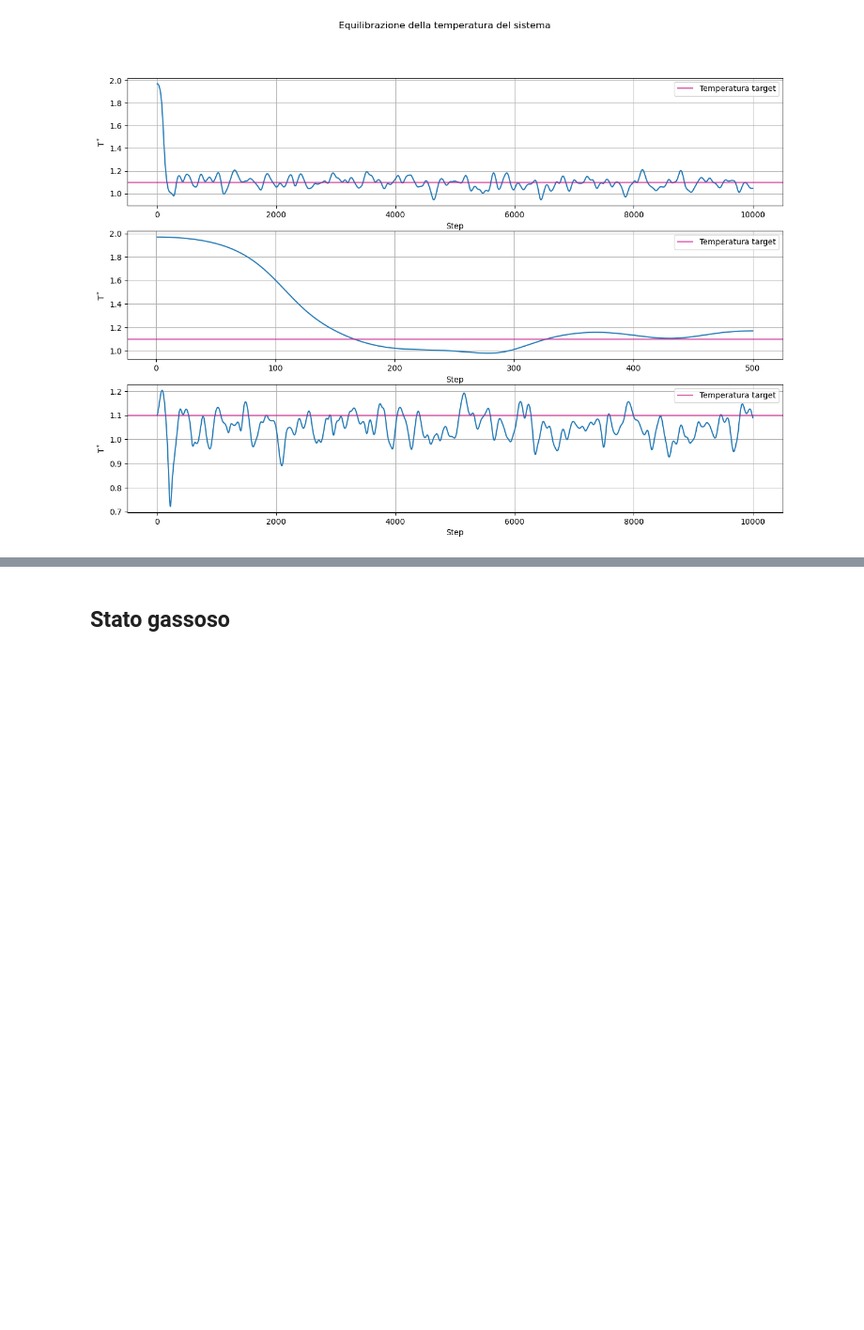
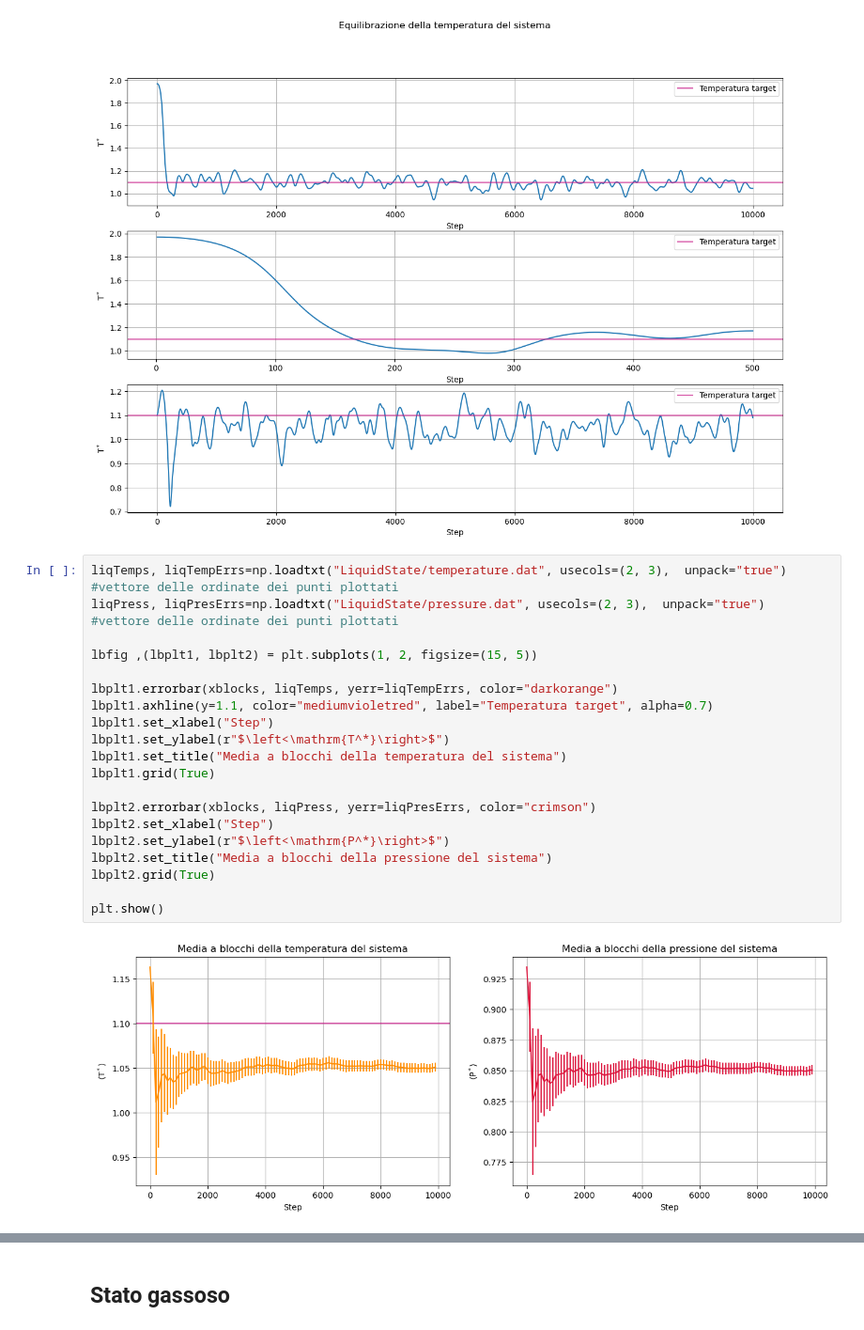
Before and after one commit to angela-bonato/LaboratorioSimulazioneNumerica, a Jupyter notebook: Esercitazione4/Esercitazione4.ipynb, the cells around one changed output, grey strips where cells are left out. Shown at 94% size. Saved outputs shown, nothing was run; the diff lists cells and outputs as text; blank space fills up the shorter version.

```diff
--- a/Esercitazione4/Esercitazione4.ipynb
+++ b/Esercitazione4/Esercitazione4.ipynb
@@ -85,3 +141,25 @@ lfig.suptitle("Equilibrazione della temperatura del sistema")
 plt.show()
 # %% [output]
 [figure]
+# %%
+liqTemps, liqTempErrs=np.loadtxt("LiquidState/temperature.dat", usecols=(2, 3),  unpack="true")  #vettore delle ordinate dei punti plottati
+liqPress, liqPresErrs=np.loadtxt("LiquidState/pressure.dat", usecols=(2, 3),  unpack="true")  #vettore delle ordinate dei punti plottati
+
+lbfig ,(lbplt1, lbplt2) = plt.subplots(1, 2, figsize=(15, 5))
+
+lbplt1.errorbar(xblocks, liqTemps, yerr=liqTempErrs, color="darkorange")
+lbplt1.axhline(y=1.1, color="mediumvioletred", label="Temperatura target", alpha=0.7)
+lbplt1.set_xlabel("Step")
+lbplt1.set_ylabel(r"$\left<\mathrm{T^*}\right>$")
+lbplt1.set_title("Media a blocchi della temperatura del sistema")
+lbplt1.grid(True)
+
+lbplt2.errorbar(xblocks, liqPress, yerr=liqPresErrs, color="crimson")
+lbplt2.set_xlabel("Step")
+lbplt2.set_ylabel(r"$\left<\mathrm{P^*}\right>$")
+lbplt2.set_title("Media a blocchi della pressione del sistema")
+lbplt2.grid(True)
+
+plt.show()
+# %% [output]
+[figure, added]
```
Also changed, not shown: parts of 7 cells of this notebook, 35 other files.
